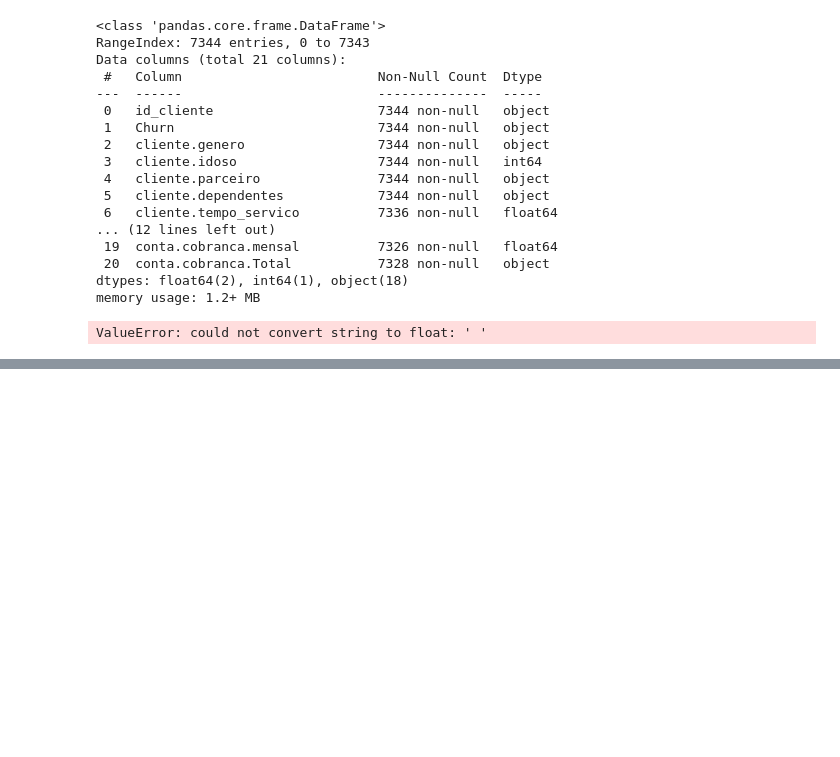
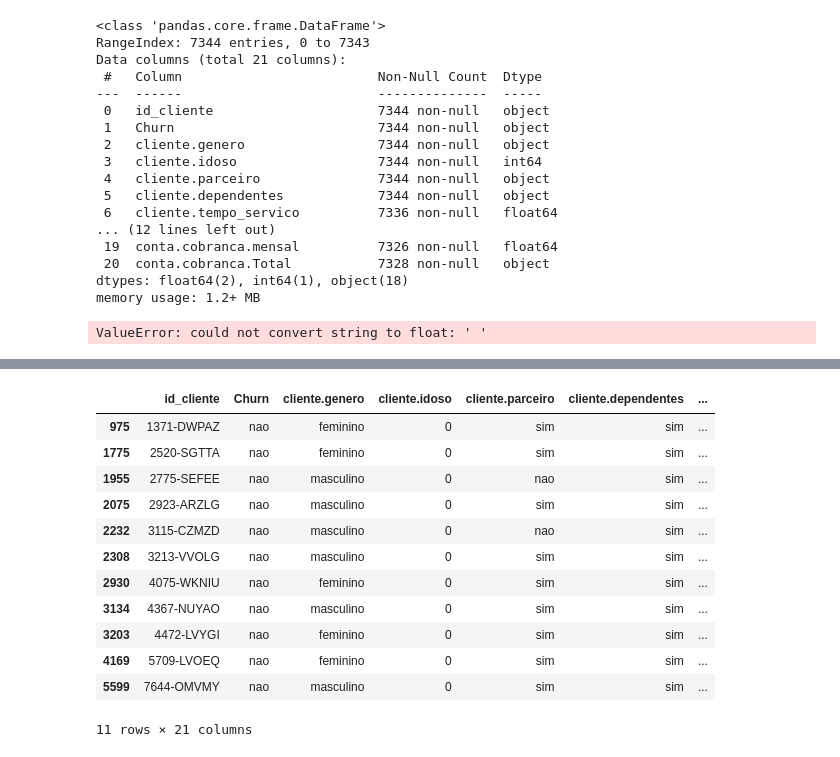
Before and after one commit to RafaelBernardinoDev/DataScience, a Jupyter notebook: Limpeza_Tratamento_Churn.ipynb, the cells around one changed output, grey strips where cells are left out. Cells and saved outputs as stored; diff of their text form; code cells hidden in the pictures; blank space fills up the shorter version.

Commit message:
fix: conta.cobranca.Total para tipo float64

```diff
--- a/Limpeza_Tratamento_Churn.ipynb
+++ b/Limpeza_Tratamento_Churn.ipynb
@@ -160,0 +189,20 @@ ValueError: could not convert string to float: ' '
+# %%
+idx = dados_normalizados[dados_normalizados['conta.cobranca.Total'] == ' '].index #Nota-se que os clientes possuem contrato de 2  anos, ou seja, deveria mostrar o valor total multiplicando o valor mensal x 24 . Portanto irei salvar os index dos clientes para tratar os dados
+# %%
+dados_normalizados.loc[idx, 'conta.cobranca.Total'] = dados_normalizados.loc[idx, 'conta.cobranca.mensal'] * 24
+# %%
+dados_normalizados.loc[idx] # Nota-se que os valores foram corrigidos
+# %% [output]
+|  | id_cliente | Churn | cliente.genero | cliente.idoso | cliente.parceiro | cliente.dependentes | ... |
+| 975 | 1371-DWPAZ | nao | feminino | 0 | sim | sim | ... |
+| 1775 | 2520-SGTTA | nao | feminino | 0 | sim | sim | ... |
+| 1955 | 2775-SEFEE | nao | masculino | 0 | nao | sim | ... |
+| 2075 | 2923-ARZLG | nao | masculino | 0 | sim | sim | ... |
+| 2232 | 3115-CZMZD | nao | masculino | 0 | nao | sim | ... |
+| 2308 | 3213-VVOLG | nao | masculino | 0 | sim | sim | ... |
+| 2930 | 4075-WKNIU | nao | feminino | 0 | sim | sim | ... |
+| 3134 | 4367-NUYAO | nao | masculino | 0 | sim | sim | ... |
+| 3203 | 4472-LVYGI | nao | feminino | 0 | sim | sim | ... |
+| 4169 | 5709-LVOEQ | nao | feminino | 0 | sim | sim | ... |
+| 5599 | 7644-OMVMY | nao | masculino | 0 | sim | sim | ... |
+11 rows × 21 columns
```
Also changed, not shown: parts of 5 cells of this notebook.
